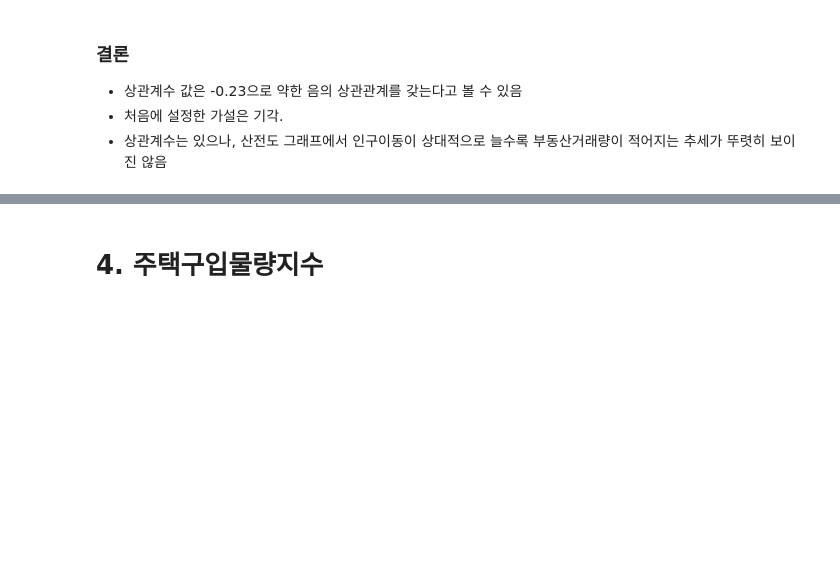
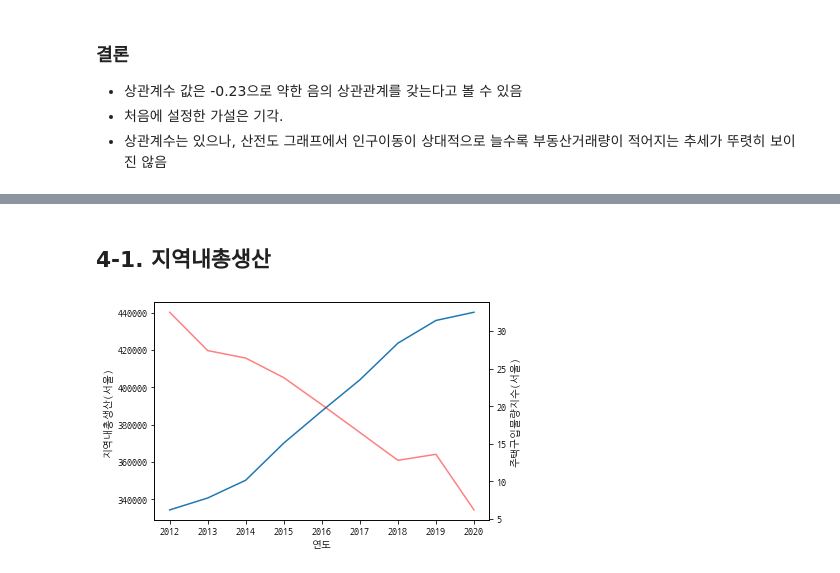
Before and after one commit to heewon330/TIL3, a Jupyter notebook: 시각화2.ipynb, the cells around one changed output, grey strips where cells are left out. Drawn from its saved outputs; the diff is of its cells as text; code cells hidden in the pictures; blank space fills up the shorter version.

```diff
--- a/시각화2.ipynb
+++ b/시각화2.ipynb
@@ -747,0 +783,4 @@ final_population[['부동산거래', '인구이동']].corr()
+# %%
+idx2.rename(columns={'서울':'주택구입물량지수(서울)'},inplace=True)
+idx2.rename(columns={'자료시점':'연도'},inplace=True)
+idx2
@@ -747,0 +798,3 @@ final_population[['부동산거래', '인구이동']].corr()
+# %%
+df=pd.read_csv('/content/drive/MyDrive/멀티캠퍼스/[D9&10] 데이터시각화 프로젝트_1조/권민찬/GRDP와가격지수.csv')
+df
@@ -747,0 +813,3 @@ final_population[['부동산거래', '인구이동']].corr()
+# %%
+final=pd.merge(left=df, right=idx2, on='연도', how='outer')
+final
@@ -747,0 +828,3 @@ final_population[['부동산거래', '인구이동']].corr()
+# %%
+final2=final.drop(index=[0])
+final2
@@ -748,2 +842,13 @@ final_population[['부동산거래', '인구이동']].corr()
 # %% [markdown]
-# 4. 주택구입물량지수
+## 4-1. 지역내총생산
+# %%
+sns.lineplot( data=final2, x='연도', y='지역내총생산(서울)')
+
+ax = plt.gca()
+
+ax2 = ax.twinx()
+sns.lineplot( data=final2, x='연도', y='주택구입물량지수(서울)', ax=ax2, color='red', alpha=0.5 )
+
+plt.show()
+# %% [output]
+[figure, added]
```
Also changed, not shown: parts of 17 cells of this notebook.
